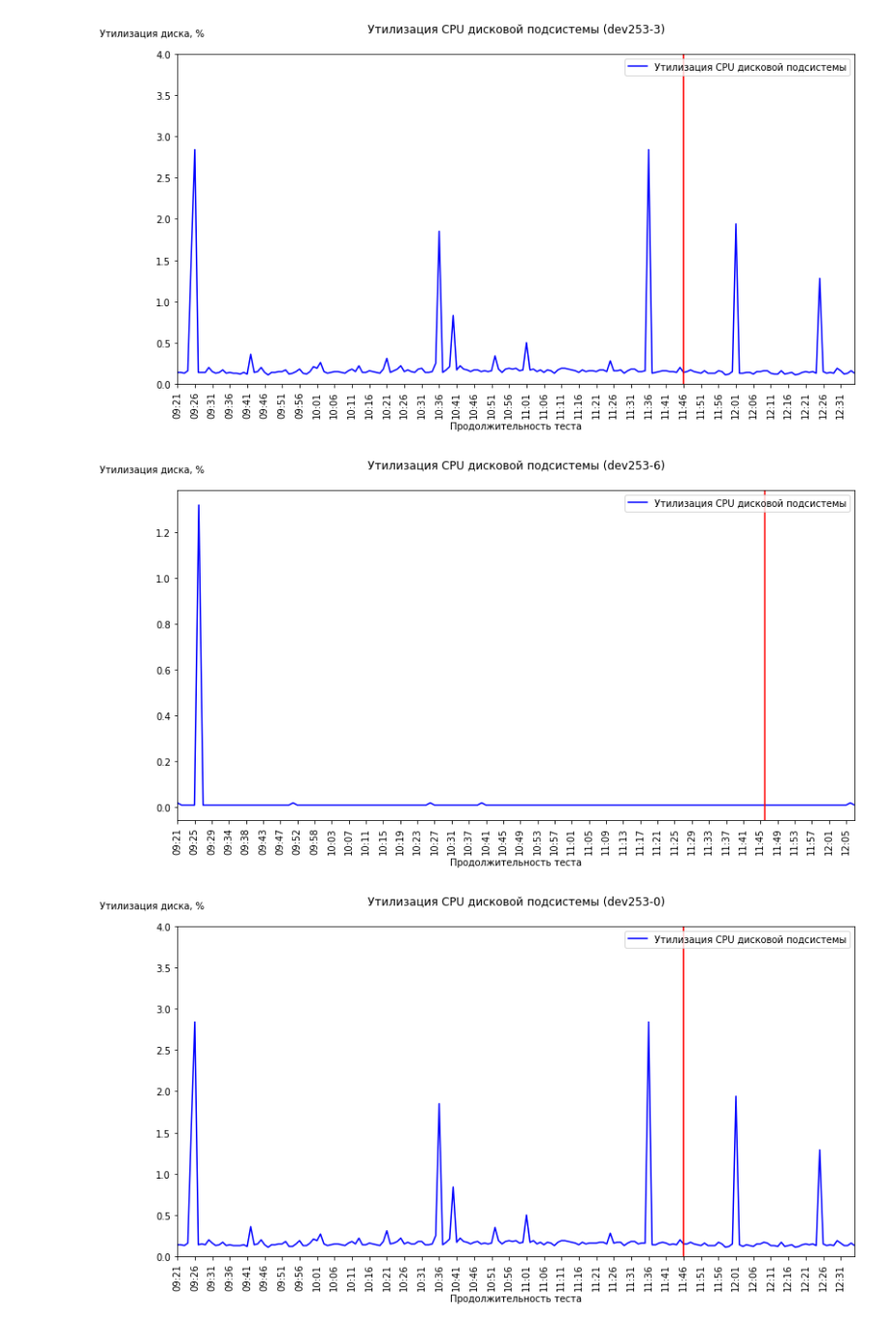
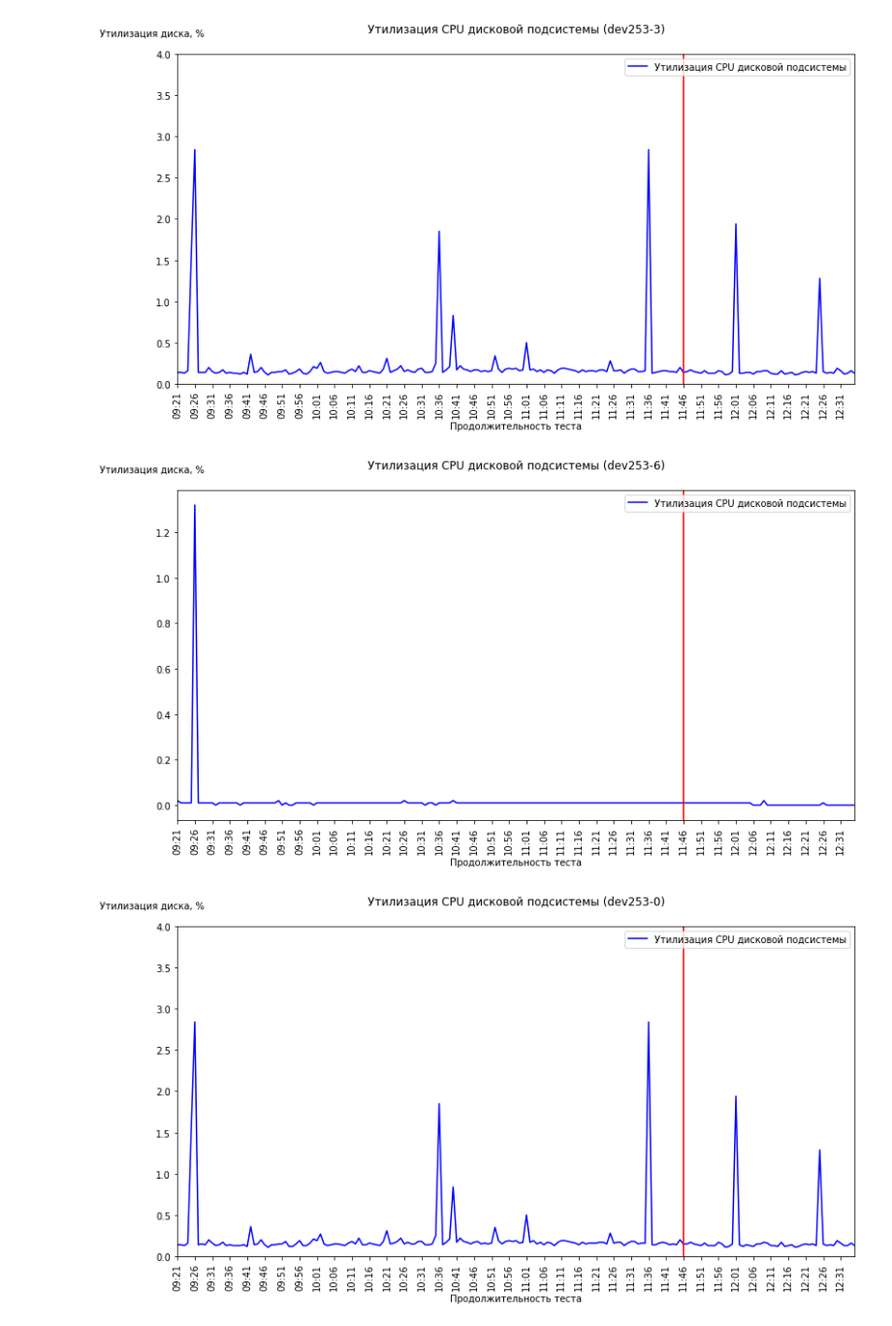
Before and after one commit to polypolina/python_graphs, a Jupyter notebook: disk cpu util.ipynb, the cells around one changed output. Shown: that part at 97% size. Drawn from its saved outputs; the diff is of its cells as text; code cells hidden in the pictures.

```diff
--- a/disk cpu util.ipynb
+++ b/disk cpu util.ipynb
@@ -33,7 +33,6 @@ print(y)
 Name: %util, Length: 4290, dtype: float64
 # %%
 dfCPU = pd.DataFrame({'Time': time, 'DEV': rawDfCPU.iloc[:,1], '%util': y})
-dfCPU = dfCPU[dfCPU['%util'] != 0]
 dfCPU.head(10)
 # %% [output]
 |  | Time | DEV | %util |
@@ -130,24 +130,24 @@ plt.close()
 # %%
 # График для dev253-6
 fig, ax = plt.subplots(figsize=(12.992, 6.496))
 ax.plot(dfCPU3.Time, dfCPU3['%util'], 'b',label='Утилизация CPU дисковой подсистемы')
 plt.axvline(x='11:46', color='r')
 ax.set_xlabel('Продолжительность теста')
 ax.set_ylabel('Утилизация диска, %', rotation=0, y=1.05)
 ax.set_title('Утилизация CPU дисковой подсистемы (dev253-6)', y=1.05)
 ax.legend(loc=1)
 ax.tick_params(axis='x', labelrotation=90)
 # ax.set_ylim(0,4)
 
-xAxis = np.arange(0, 160, 4)
+xAxis = np.arange(0, dfCPU3.index[-1],5)
 plt.xlim(dfCPU3['Time'][0], dfCPU3['Time'][dfCPU3.index[-1]])
 plt.xticks(xAxis, dfCPU3['Time'][xAxis], rotation='vertical')
 
 plt.savefig('Утилизация CPU дисковой подсистемы_3')
 plt.show()
 plt.close()
 # %% [output]
-[figure, old version]
+[figure, new version]
 # %%
 # График для dev253-0
 fig, ax = plt.subplots(figsize=(12.992, 6.496))
```
Also changed, not shown: parts of 3 cells of this notebook, 7 other files.
